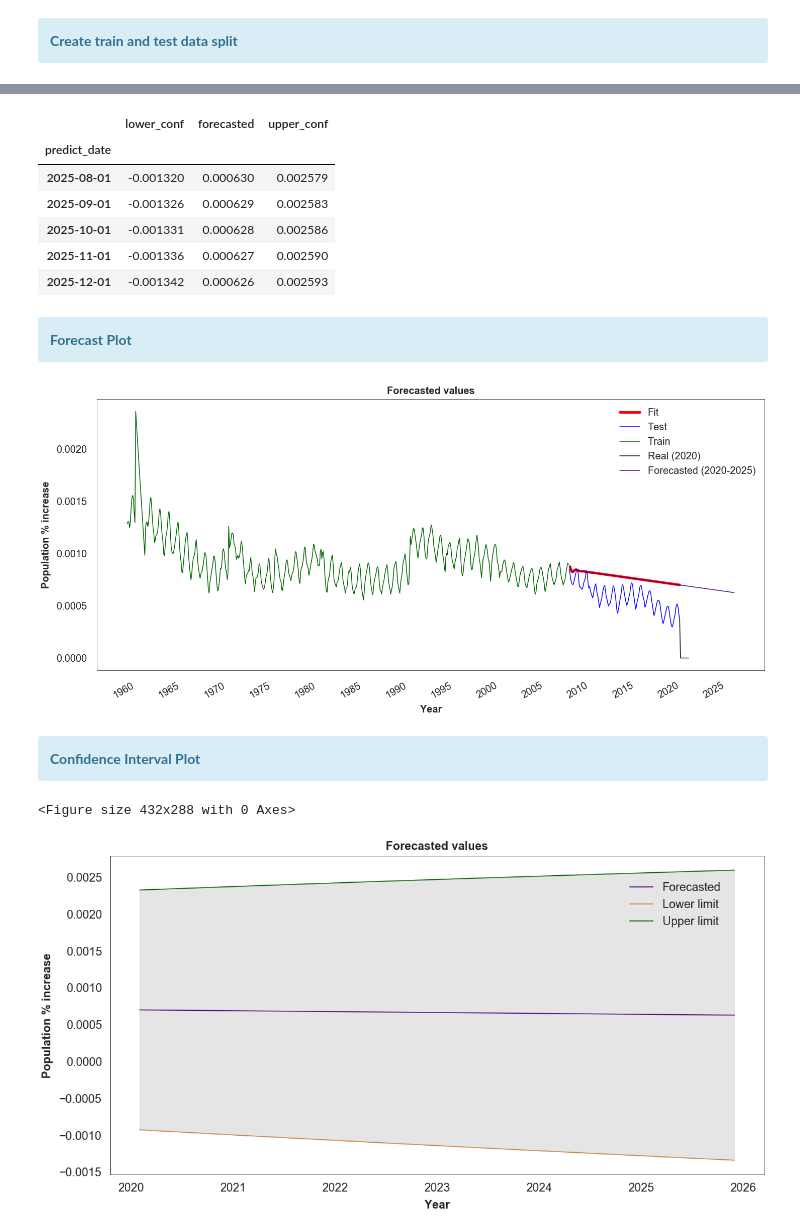
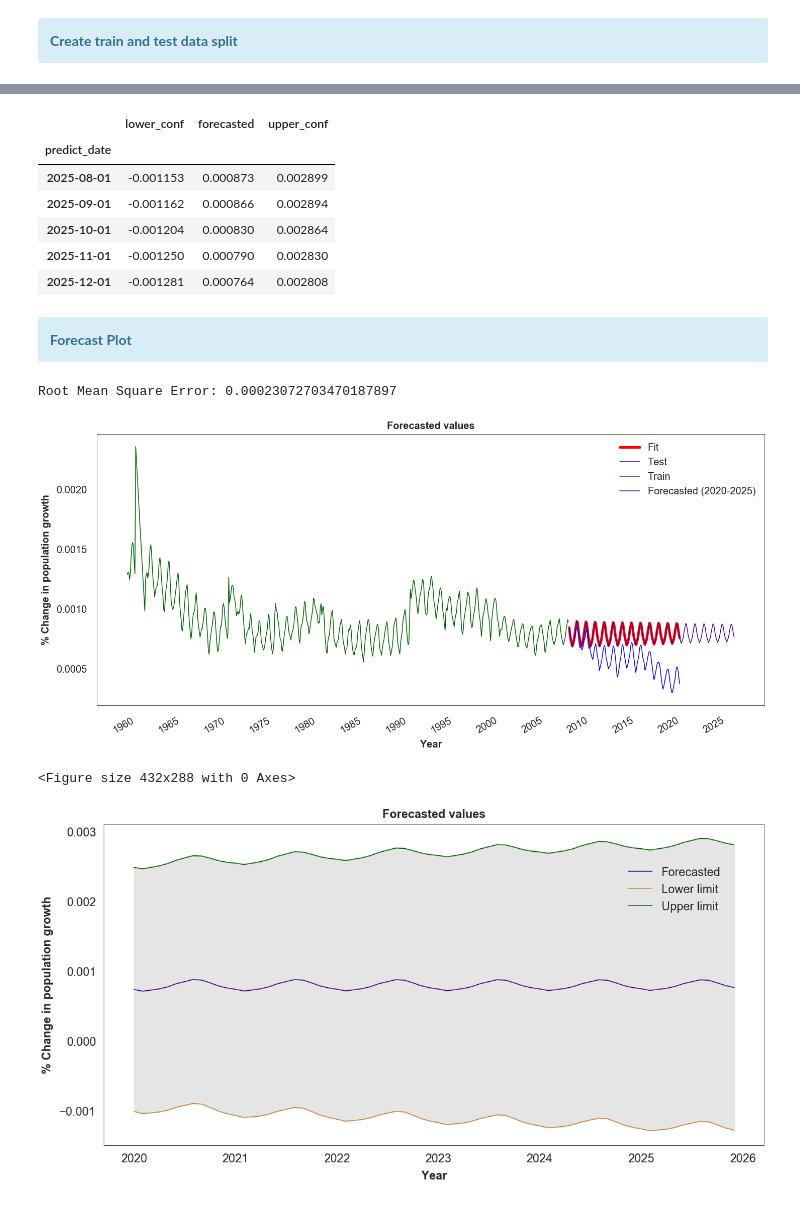
Before and after one commit to Pedro-Ivo/Population_Time_Series, a Jupyter notebook: United States population growth.ipynb, the cells around one changed output, grey strips where cells are left out. Cells and saved outputs as stored; diff of their text form; code cells hidden in the pictures.

```diff
--- a/United States population growth.ipynb
+++ b/United States population growth.ipynb
@@ -395,2 +415,4 @@ y_train, y_test = train_test_split(y, test_size = 0.2, shuffle = False)
+# %%
+date_predict = pd.date_range(start = '2007-10-01', end = '2025-12-01', freq = 'MS')
 # %% [markdown]
 <div class="alert alert-block alert-info">
@@ -468,7 +497,5 @@ DatetimeIndex(['2007-10-01', '2007-11-01', '2007-12-01', '2008-01-01',
-# %%
-date_predict = pd.date_range(start = '2007-11-01', end = '2025-12-01', freq = 'MS')
 # %%
-model_data = arima_model.predict(n_periods = date_predict.size,
+model_data = autoarima_model.predict(n_periods = date_predict.size,
                                 return_conf_int = True, alpha = 0.05)
 
 forecasted = model_data[0]
@@ -498,21 +504,21 @@ df_2020.head()
 # %%
-df2 = pd.DataFrame()
-df2['predict_date'] = date_predict
+df_all = pd.DataFrame()
+df_all['predict_date'] = date_predict
 # To transform in a series if needed pd.Series()
-df2['forecasted'] = forecasted
-df2['lower_conf'] = lower_conf
-df2['upper_conf'] = upper_conf
-df2.set_index('predict_date', inplace = True)
-df2 = df2[['lower_conf', 'forecasted', 'upper_conf']]
-df2.tail()
+df_all['forecasted'] = forecasted
+df_all['lower_conf'] = lower_conf
+df_all['upper_conf'] = upper_conf
+df_all.set_index('predict_date', inplace = True)
+df_all = df_all[['lower_conf', 'forecasted', 'upper_conf']]
+df_all.tail()
 # %% [output]
 |  | lower_conf | forecasted | upper_conf |
 | predict_date |  |  |  |
-| 2025-08-01 | -0.001320 | 0.000630 | 0.002579 |
-| 2025-09-01 | -0.001326 | 0.000629 | 0.002583 |
-| 2025-10-01 | -0.001331 | 0.000628 | 0.002586 |
-| 2025-11-01 | -0.001336 | 0.000627 | 0.002590 |
-| 2025-12-01 | -0.001342 | 0.000626 | 0.002593 |
+| 2025-08-01 | -0.001153 | 0.000873 | 0.002899 |
+| 2025-09-01 | -0.001162 | 0.000866 | 0.002894 |
+| 2025-10-01 | -0.001204 | 0.000830 | 0.002864 |
+| 2025-11-01 | -0.001250 | 0.000790 | 0.002830 |
+| 2025-12-01 | -0.001281 | 0.000764 | 0.002808 |
 # %% [markdown]
 <div class="alert alert-block alert-info">
 <b>Forecast Plot</b>
@@ -520,27 +526,28 @@ df2.tail()
 # %%
 plt.figure(figsize = (20,10))
 plt.title('Forecasted values', weight = 'bold', fontsize = 20, pad = 10)
 plt.xlabel('Year', weight = 'bold', fontsize = 20, labelpad = 10)
-plt.ylabel('Population % increase', weight = 'bold', fontsize = 20, labelpad = 10)
+plt.ylabel('% Change in population growth', weight = 'bold', fontsize = 20, labelpad = 10)
 plt.xticks(fontsize = 20)
 plt.yticks(fontsize = 20)
 plt.tick_params(axis = 'both', pad = 10, size = 10)
 plt.tight_layout()
-plt.plot(df2['forecasted'][y_test.index], label = 'Fit', color = 'red', linewidth = 5)
+plt.plot(df_all['forecasted'][y_test.index], label = 'Fit', color = 'red', linewidth = 5)
 plt.plot(y_test, label = 'Test', color = 'blue')
 plt.plot(y_train, label = 'Train', color = 'darkgreen')
-plt.plot(df_2020['value'][df_2020.index], label = 'Real (2020)', color = 'black')
-plt.plot(df2['forecasted'][df2.index], label = 'Forecasted (2020-2025)', color = 'indigo')
+plt.plot(df_all['forecasted'], label = 'Forecasted (2020-2025)', color = 'indigo')
 plt.legend(loc = 'best', prop = {'size':20}, frameon = False)
 plt.gcf().autofmt_xdate()
 date_format = mdates.DateFormatter('%Y')
 plt.gca().xaxis.set_major_locator(mdates.YearLocator(5))
 plt.gca().xaxis.set_major_formatter(date_format)
+
+MSE = np.square(np.subtract(y_test,df_all['forecasted'][y_test.index])).mean()
+RMSE = np.sqrt(MSE)
+print('Root Mean Square Error:', RMSE)
+
 plt.show()
 # %% [output]
+Root Mean Square Error: 0.00023072703470187897
-[figure, old version]
+[figure, new version]
-# %% [markdown]
-<div class="alert alert-block alert-info">
-<b>Confidence Interval Plot</b>
-</div>
 # %%
@@ -550,17 +557,17 @@ plt.tight_layout()
 plt.figure(figsize = (20,10))
 plt.title('Forecasted values', weight = 'bold', fontsize = 20, pad = 10)
 plt.xlabel('Year', weight = 'bold', fontsize = 20, labelpad = 10)
-plt.ylabel('Population % increase', weight = 'bold', fontsize = 20, labelpad = 10)
+plt.ylabel('% Change in population growth', weight = 'bold', fontsize = 20, labelpad = 10)
 plt.xticks(fontsize = 20)
 plt.yticks(fontsize = 20)
 plt.tick_params(axis = 'both', pad = 10, width = 0)
-plt.plot(df2['forecasted'][date_forecast], label = 'Forecasted', color = 'indigo')
-plt.plot(df2['lower_conf'][date_forecast], label = 'Lower limit', color = 'peru')
-plt.plot(df2['upper_conf'][date_forecast], label = 'Upper limit', color = 'darkgreen')
-plt.fill_between(date_forecast, df2['lower_conf'][date_forecast],
-                 df2['upper_conf'][date_forecast], color = 'black', alpha = 0.1)
-plt.legend(bbox_to_anchor = (0.95, 0, 0, 0.95), prop = {'size':20}, frameon = False)
+plt.plot(df_all['forecasted'][date_forecast], label = 'Forecasted', color = 'indigo')
+plt.plot(df_all['lower_conf'][date_forecast], label = 'Lower limit', color = 'peru')
+plt.plot(df_all['upper_conf'][date_forecast], label = 'Upper limit', color = 'darkgreen')
+plt.fill_between(date_forecast, df_all['lower_conf'][date_forecast],
+                 df_all['upper_conf'][date_forecast], color = 'black', alpha = 0.1)
+plt.legend(bbox_to_anchor = (0.95, 0, 0, 0.90), prop = {'size':20}, frameon = False)
 plt.show()
 # %% [output]
 <Figure size 432x288 with 0 Axes>
-[figure, old version]
+[figure, new version]
```
Also changed, not shown: parts of 34 cells of this notebook.
